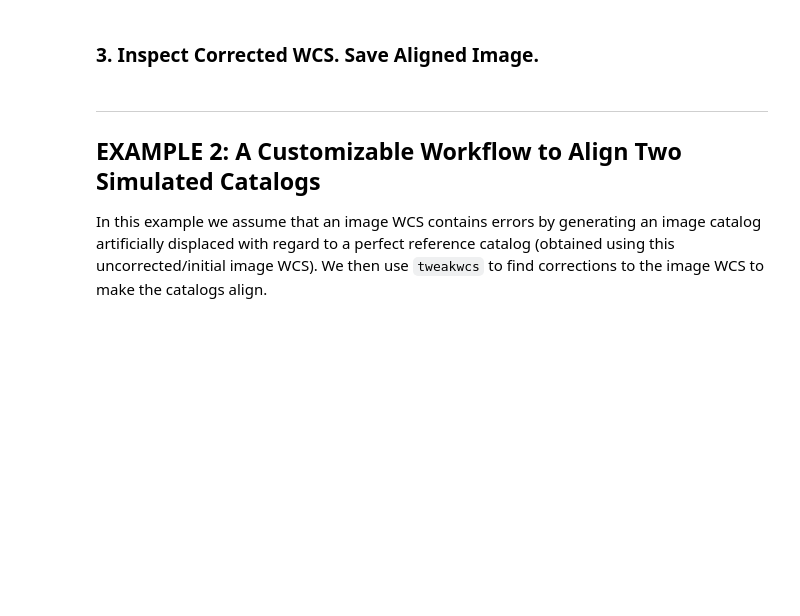
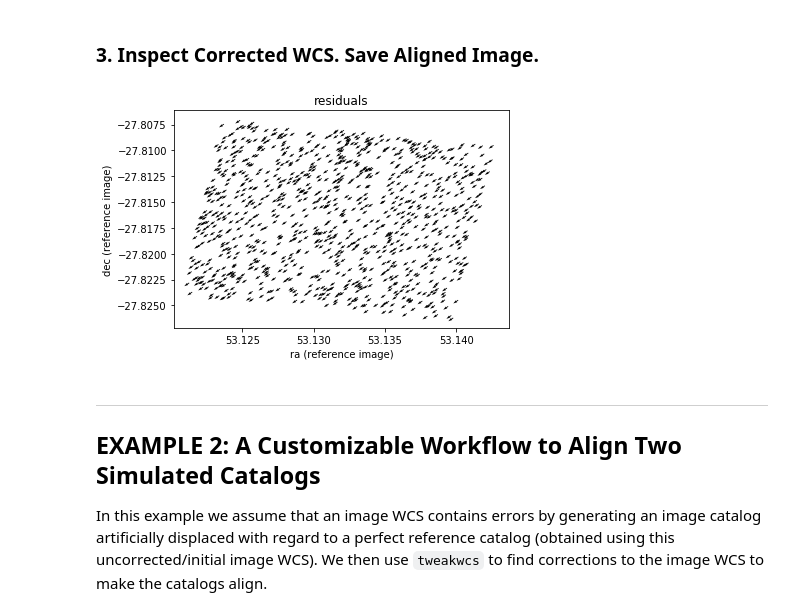
Before and after one commit to shannnnnyyy/imreg_nbs, a Jupyter notebook: imregcomb/tweakwcs/tweakwcs_example.ipynb, the cells around one changed output. Cells and saved outputs as stored; diff of their text form; code cells hidden in the pictures; blank space fills up the shorter version.

```diff
--- a/imregcomb/tweakwcs/tweakwcs_example.ipynb
+++ b/imregcomb/tweakwcs/tweakwcs_example.ipynb
@@ -56,2 +116,8 @@ tweak_image_wcs([im1, im2])
+# %%
+# save the file:
+im2.write('im2_aligned.fits')
+#load in the new updated WCS for im2
+im2 = ImageModel('im2_aligned.fits')
+im2_gwcs = im2.meta.wcs #new, tweaked wcs
 # %% [markdown]
 ### 3. Inspect Corrected WCS. Save Aligned Image.
@@ -67,3 +124,15 @@ im2.write('im2_aligned.fits')
+# %%
+#generate a grid of x,y coordinate positions - we will use the
+x_pix, y_pix = np.random.random(1000) * 2000, np.random.random(1000) * 2000
+im1_ra, im1_dec = im1_gwcs(x_pix,y_pix)
+im2_ra, im2_dec = im2_gwcs(x_pix,y_pix)
+
+plt.quiver(im1_ra, im1_dec,im1_ra-im2_ra,im1_dec-im2_dec)
+plt.title('residuals')
+plt.xlabel('ra (reference image)')
+plt.ylabel('dec (reference image)'); pass;
+# %% [output]
+[figure, added]
 # %% [markdown]
 ***
 ## EXAMPLE 2: A Customizable Workflow to Align Two Simulated Catalogs
```
Also changed, not shown: parts of 14 cells of this notebook.
